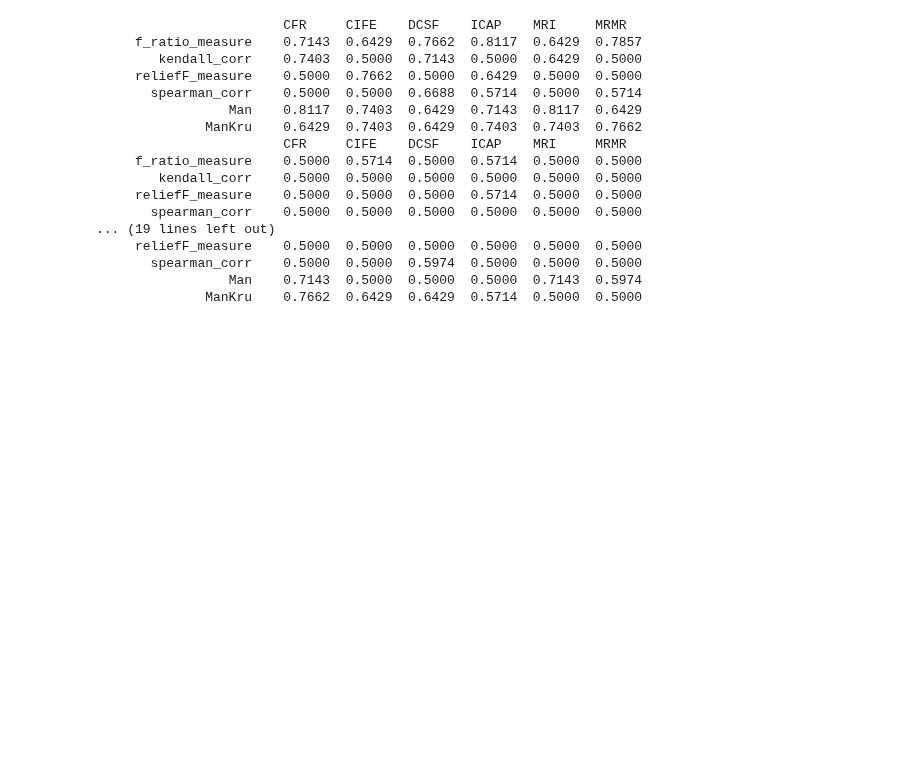
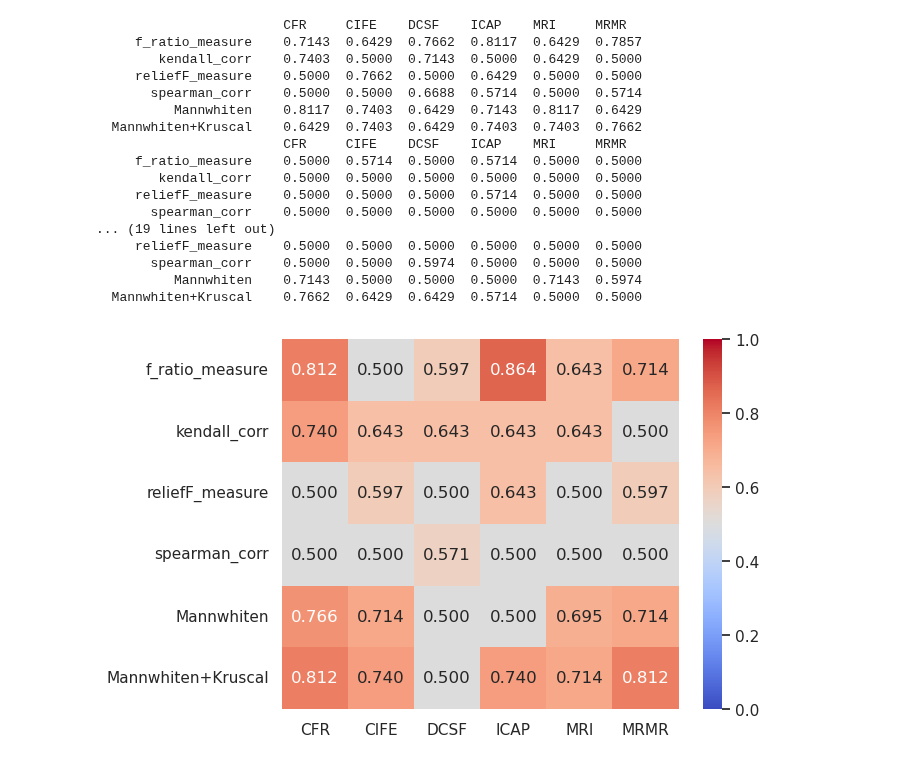
Before and after one commit to PiLAB-Medical-Imaging/TFE23-740_Epilepsy, a Jupyter notebook: src/pythorchAnalysis.ipynb, the cells around one changed output. Drawn from its saved outputs; the diff is of its cells as text; code cells hidden in the pictures; blank space fills up the shorter version.

```diff
--- a/src/pythorchAnalysis.ipynb
+++ b/src/pythorchAnalysis.ipynb
@@ -48,8 +50,8 @@ for algorithm in ["logreg", "svm", "knn", "mlp", "gauss"]:
         skip_uni=["fechner_corr", "gini_index", "information_gain", "pearson_corr", "su_measure"],
         skip_multi=["CMIM", "IWFS", "JMI", "MIM"],
         add_uni={
-            "Man": f"../study/stats/results-{algorithm}-loo-filter-Man-Multi.json",
-            "ManKru": f"../study/stats/results-{algorithm}-loo-filter-ManKru-Multi.json"
+            "Mannwhiten": f"../study/stats/results-{algorithm}-loo-filter-Man-Multi.json",
+            "Mannwhiten+Kruscal": f"../study/stats/results-{algorithm}-loo-filter-ManKru-Multi.json"
         }
     )
     print()
@@ -59,8 +61,8 @@ for algorithm in ["logreg", "svm", "knn", "mlp", "gauss"]:
         kendall_corr    0.7403  0.5000  0.7143  0.5000  0.6429  0.5000
      reliefF_measure    0.5000  0.7662  0.5000  0.6429  0.5000  0.5000
        spearman_corr    0.5000  0.5000  0.6688  0.5714  0.5000  0.5714
-                 Man    0.8117  0.7403  0.6429  0.7143  0.8117  0.6429
-              ManKru    0.6429  0.7403  0.6429  0.7403  0.7403  0.7662
+          Mannwhiten    0.8117  0.7403  0.6429  0.7143  0.8117  0.6429
+  Mannwhiten+Kruscal    0.6429  0.7403  0.6429  0.7403  0.7403  0.7662
                         CFR     CIFE    DCSF    ICAP    MRI     MRMR
      f_ratio_measure    0.5000  0.5714  0.5000  0.5714  0.5000  0.5000
         kendall_corr    0.5000  0.5000  0.5000  0.5000  0.5000  0.5000
@@ -69,5 +71,11 @@ for algorithm in ["logreg", "svm", "knn", "mlp", "gauss"]:
 ... (19 lines left out)
      reliefF_measure    0.5000  0.5000  0.5000  0.5000  0.5000  0.5000
        spearman_corr    0.5000  0.5000  0.5974  0.5000  0.5000  0.5000
-                 Man    0.7143  0.5000  0.5000  0.5000  0.7143  0.5974
-              ManKru    0.7662  0.6429  0.6429  0.5714  0.5000  0.5000
+          Mannwhiten    0.7143  0.5000  0.5000  0.5000  0.7143  0.5974
+  Mannwhiten+Kruscal    0.7662  0.6429  0.6429  0.5714  0.5000  0.5000
+# %%
+fig = sns.heatmap(dfs["knn"], annot=True, fmt=".3f", vmin=0, vmax=1, cmap="coolwarm")
+# plt.title("Logistic Regression AUC-ROC score")
+# plt.savefig("../imgs/prediction_scores/auc-logreg-uni+multi.png",dpi=300, bbox_inches="tight")
+# %% [output]
+[figure, added]
```
Also changed, not shown: parts of 59 cells of this notebook, 1 other file.
